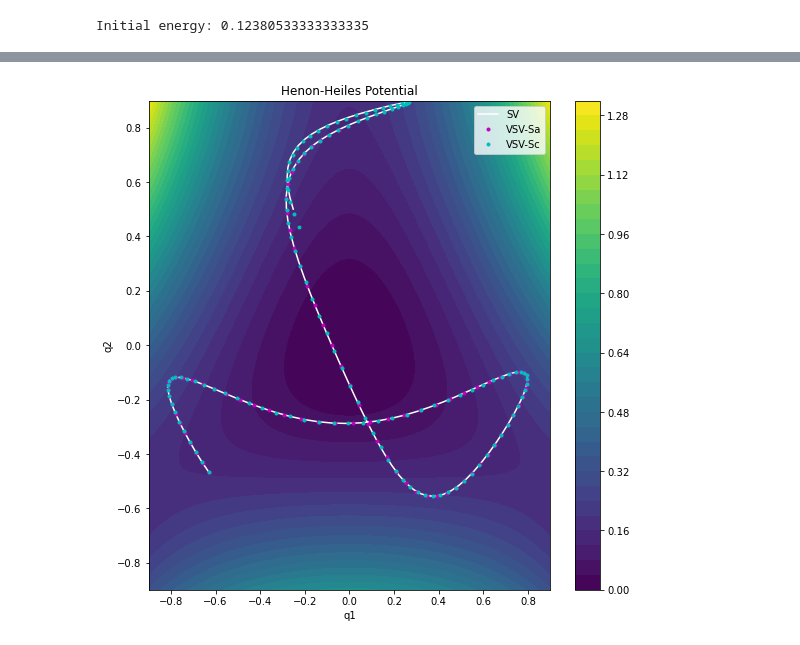
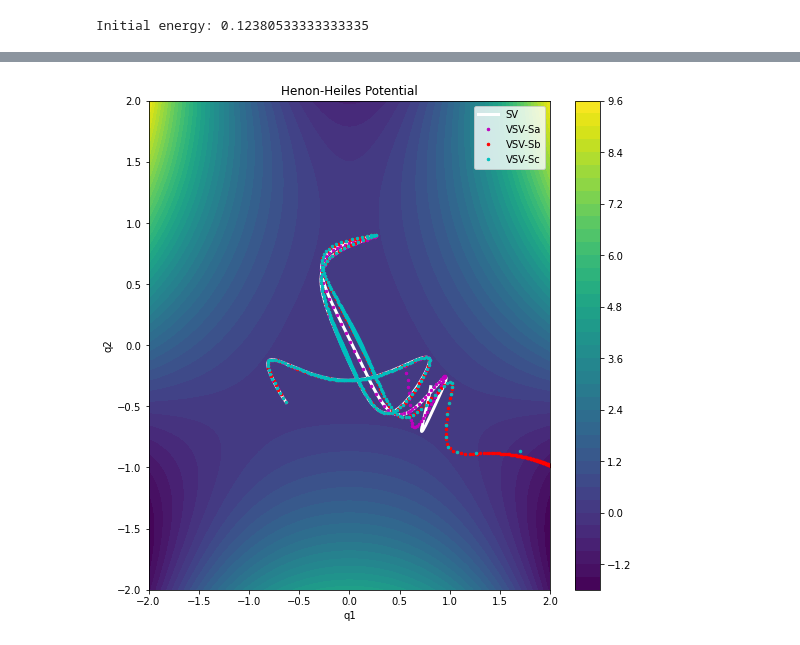
Before and after one commit to BrianWhiteaker/HMC, a Jupyter notebook: Henon_Heils.ipynb, the cells around one changed output, grey strips where cells are left out. Drawn from its saved outputs; the diff is of its cells as text; code cells hidden in the pictures.

```diff
--- a/Henon_Heils.ipynb
+++ b/Henon_Heils.ipynb
@@ -57,25 +80,12 @@ $\sigma_c(\mathbf{q}) = \lvert|\mathbf{q}\rvert|^{\alpha}$, where $\alpha = 2$.
+# %%
+def Sb(q,h0):
+    return 1/np.sqrt(h0 - .1*U(q))
+
+def dSb(q,h0):
+    return (.5*Sb(q,h0)**3)*dU(q)
 # %%
-def Sa(q,h0):
-    uq = U(q)
-    duq = dU(q)
-    return (1/np.sqrt((h0-uq) + np.dot(duq.T, np.dot(Minv,duq))))[0,0]
-#Sa(q0,H0)
-
-def dSa(q):
-    q1 = q[0,0]
-    q2 = q[1,0]
-    qx = -q1 + 2*q1*q2 + 2*(1+2*q2)*(q1+2*q1*q2) + 4*q1*(q1**2+q2-q2**2)
-    qy = q1**2 - q2 - q2**2 + 4*q1*(q1+2*q1*q2) +  2*(1-2*q2)*(q1**2+q2-q2**2)
-    return np.array([[qx],[qy]])
-
-def Sb(q,h0):
-    return 1/np.sqrt(h0 - U(q))
-
-def dSb(q,h0):
-    return (.5*Sb(q,h0)**3)*dU(q)
-
 def Sc(q):
-    return 1/np.dot(q.T,q)[0,0]
+    return np.dot(q.T,q)[0,0]
 
 def dSc(q):
-    return (-1/Sc(q)**2)*q
+    return 2*q
@@ -165,21 +212,23 @@ vsv runtime=0.013705968856811523
 # %%
-bnd = .9
+bnd = 2
 xlist = np.linspace(-bnd, bnd, 1000)
 ylist = np.linspace(-bnd, bnd, 1000)
 X, Y = np.meshgrid(xlist, ylist)
 Z = .5*(X**2 + Y**2) + Y*X**2 - (1/3.)*Y**3
 fig,ax=plt.subplots(1,1, figsize=(9,9))
 cp = ax.contourf(X, Y, Z, levels=40)
-
-ax.plot(Q2[0,:],Q2[1,:],'white', label='SV')
-ax.plot(Qa[0,:],Qa[1,:],'m.', label='VSV-Sa')
-#ax.plot(Qb[0,:],Qb[1,:],'r.', label='VSV-Sb')
-ax.plot(Qc[0,:],Qc[1,:],'c.', label='VSV-Sc')
+ms = 5
+ax.plot(Q2[0,:],Q2[1,:],'white', markersize=20, linewidth=3, label='SV')
+ax.plot(Qa[0,:],Qa[1,:],'m.', markersize=ms, label='VSV-Sa')
+ax.plot(Qb[0,:],Qb[1,:],'r.', markersize=ms, label='VSV-Sb')
+ax.plot(Qc[0,:],Qc[1,:],'c.', markersize=ms, label='VSV-Sc')
 fig.colorbar(cp) # Add a colorbar to a plot
+ax.set_xlim(-2,2)
+ax.set_ylim(-2,2)
 ax.set_title('Henon-Heiles Potential')
 ax.set_xlabel('q1')
 ax.set_ylabel('q2')
 plt.legend()
 plt.show()
 # %% [output]
-[figure, old version]
+[figure, new version]
```
Also changed, not shown: parts of 17 cells of this notebook.
